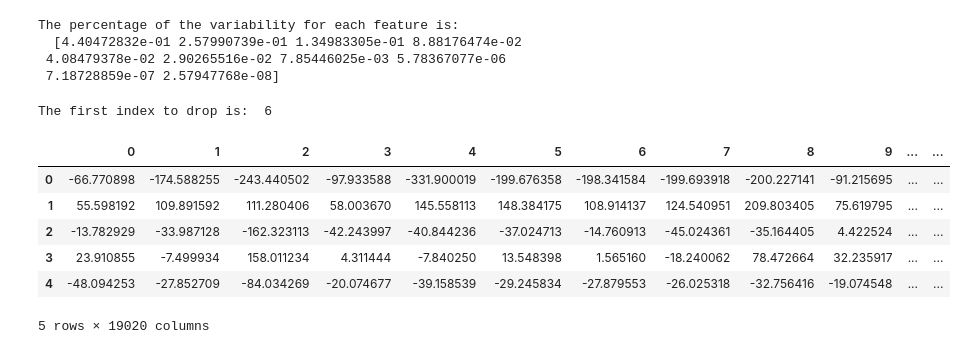
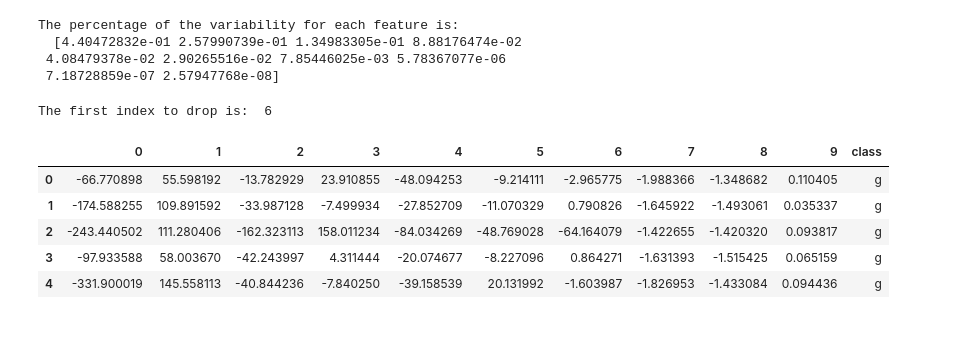
Before and after one commit to tommasoamico/LaboratoryOfComputationalPhysics_Y4, a Jupyter notebook: 07ex_LinearAlgebra.ipynb, the cells around one changed output. Cells and saved outputs as stored; diff of their text form; code cells hidden in the pictures.

```diff
--- a/07ex_LinearAlgebra.ipynb
+++ b/07ex_LinearAlgebra.ipynb
@@ -451,13 +460,13 @@ print('The first index to drop is: ', first_to_drop)
 # %% [output]
 The first index to drop is:  6
 # %%
-datap = pd.DataFrame(np.dot(V.T, df.iloc[:,:-1].T))
+datap = pd.DataFrame(np.dot(V.T, df.iloc[:,:-1].T).T)
+datap['class'] = df['class']
 datap.head()
 # %% [output]
-|  | 0 | 1 | 2 | 3 | 4 | 5 | 6 | 7 | 8 | 9 | ... | ... |
-| 0 | -66.770898 | -174.588255 | -243.440502 | -97.933588 | -331.900019 | -199.676358 | -198.341584 | -199.693918 | -200.227141 | -91.215695 | ... | ... |
-| 1 | 55.598192 | 109.891592 | 111.280406 | 58.003670 | 145.558113 | 148.384175 | 108.914137 | 124.540951 | 209.803405 | 75.619795 | ... | ... |
-| 2 | -13.782929 | -33.987128 | -162.323113 | -42.243997 | -40.844236 | -37.024713 | -14.760913 | -45.024361 | -35.164405 | 4.422524 | ... | ... |
-| 3 | 23.910855 | -7.499934 | 158.011234 | 4.311444 | -7.840250 | 13.548398 | 1.565160 | -18.240062 | 78.472664 | 32.235917 | ... | ... |
-| 4 | -48.094253 | -27.852709 | -84.034269 | -20.074677 | -39.158539 | -29.245834 | -27.879553 | -26.025318 | -32.756416 | -19.074548 | ... | ... |
+|  | 0 | 1 | 2 | 3 | 4 | 5 | 6 | 7 | 8 | 9 | class |
+| 0 | -66.770898 | 55.598192 | -13.782929 | 23.910855 | -48.094253 | -9.214111 | -2.965775 | -1.988366 | -1.348682 | 0.110405 | g |
+| 1 | -174.588255 | 109.891592 | -33.987128 | -7.499934 | -27.852709 | -11.070329 | 0.790826 | -1.645922 | -1.493061 | 0.035337 | g |
+| 2 | -243.440502 | 111.280406 | -162.323113 | 158.011234 | -84.034269 | -48.769028 | -64.164079 | -1.422655 | -1.420320 | 0.093817 | g |
+| 3 | -97.933588 | 58.003670 | -42.243997 | 4.311444 | -20.074677 | -8.227096 | 0.864271 | -1.631393 | -1.515425 | 0.065159 | g |
+| 4 | -331.900019 | 145.558113 | -40.844236 | -7.840250 | -39.158539 | 20.131992 | -1.603987 | -1.826953 | -1.433084 | 0.094436 | g |
-5 rows × 19020 columns
```
Also changed, not shown: parts of 31 cells of this notebook.
